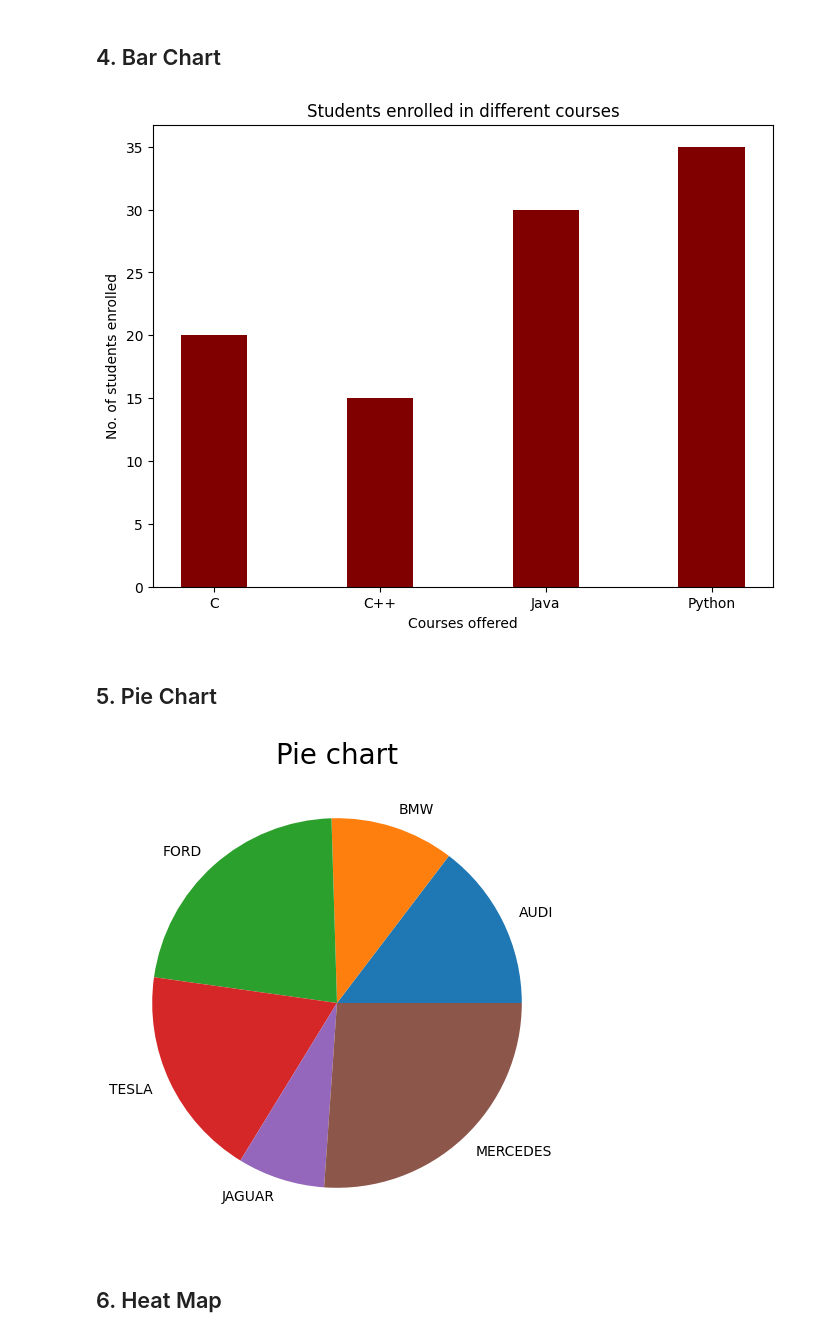
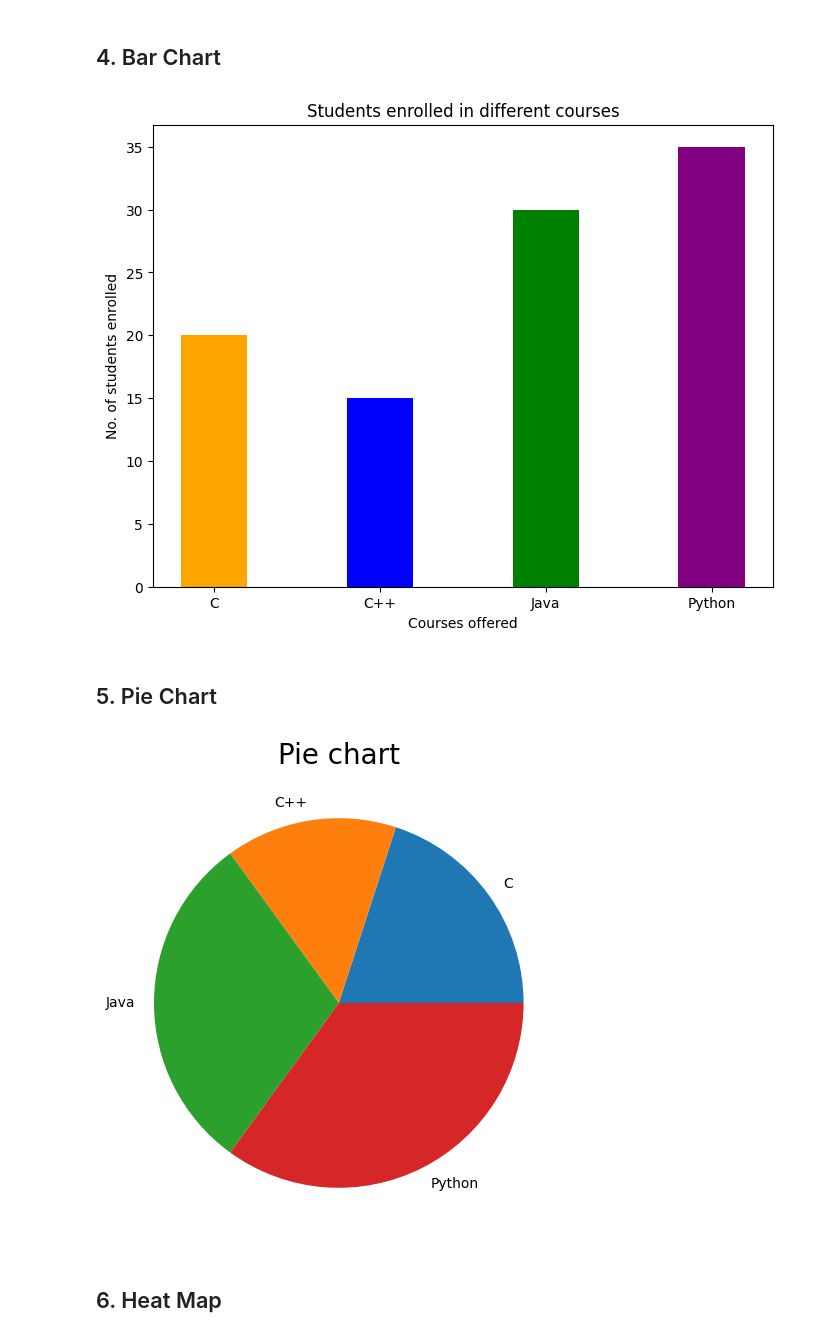
Before and after one commit to kruthi-sb/Data_science, a Jupyter notebook: LAB/expt2_matplotlib.ipynb, the cells around one changed output. Saved outputs shown, nothing was run; the diff lists cells and outputs as text; code cells hidden in the pictures.

```diff
--- a/LAB/expt2_matplotlib.ipynb
+++ b/LAB/expt2_matplotlib.ipynb
@@ -150,31 +200,31 @@ values = list(data.values())
 
 # creating the bar plot
 plt.figure(figsize = (8, 6))
-plt.bar(courses, values, color ='maroon', width = 0.4)
+plt.bar(courses, values, color =['orange','blue','green','purple'], width = 0.4)
 plt.xlabel("Courses offered")
 plt.ylabel("No. of students enrolled")
 plt.title("Students enrolled in different courses")
 plt.show()
 # %% [output]
-[figure, old version]
+[figure, new version]
 # %% [markdown]
 ## 5. Pie Chart
 # %%
 # Import libraries
 from matplotlib import pyplot as plt
 import numpy as np
 
 # Creating dataset
 cars = ['AUDI', 'BMW', 'FORD', 'TESLA', 'JAGUAR', 'MERCEDES']
 data = [23, 17, 35, 29, 12, 41]
 
 # Creating plot
 fig = plt.figure(figsize =(8, 6))
-plt.pie(data, labels = cars)
+plt.pie(values, labels = courses)
 plt.title("Pie chart", fontsize = 20)
 plt.show()
 # %% [output]
-[figure, old version]
+[figure, new version]
 # %% [markdown]
 ## 6. Heat Map
 # %%
```
Also changed, not shown: parts of 12 cells of this notebook.
